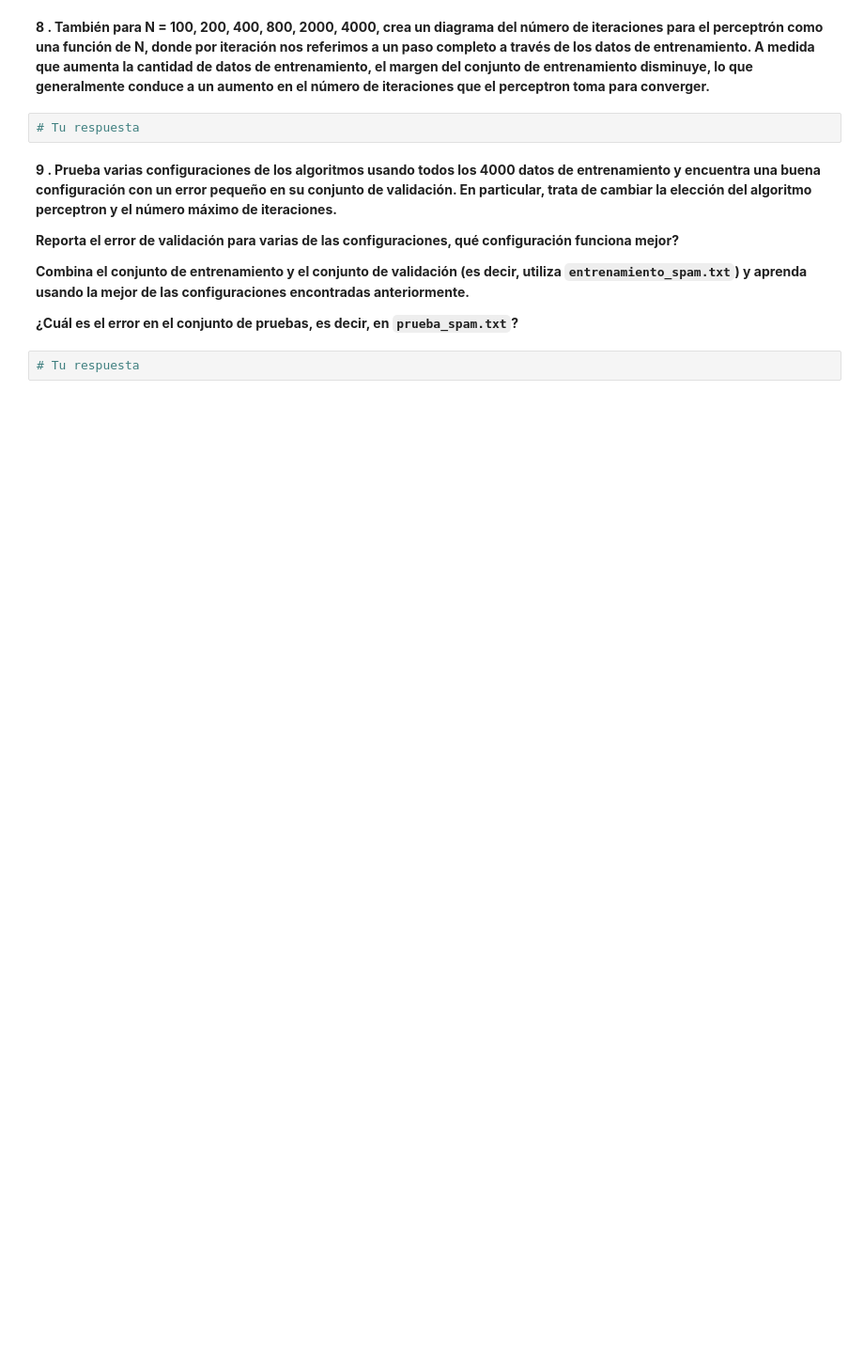
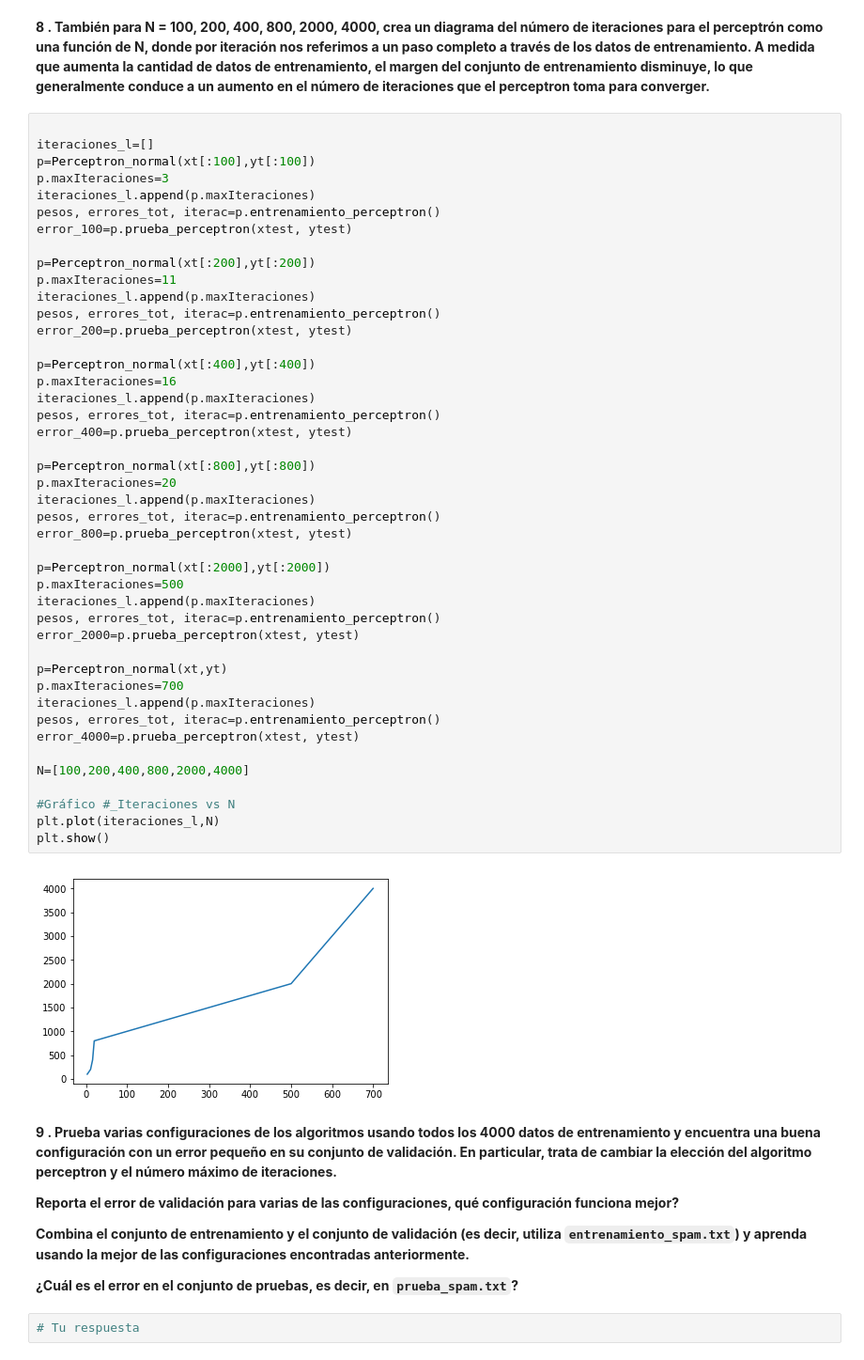
Before and after one commit to mmejiap/segunda-asignacion-del-curso-cm-072-team-bomb, a Jupyter notebook: AsignacionML2.ipynb, the cells around one changed output. Shown: that part at 94% size. Saved outputs shown, nothing was run; the diff lists cells and outputs as text; blank space fills up the shorter version.

```diff
--- a/AsignacionML2.ipynb
+++ b/AsignacionML2.ipynb
@@ -864,7 +980,51 @@ int
 # %% [markdown]
 __8 . También para N = 100, 200, 400, 800, 2000, 4000, crea un diagrama del número de iteraciones para el perceptrón como una función de N, donde por iteración nos referimos a un paso completo a través de los datos de entrenamiento. A medida que aumenta la cantidad de datos de entrenamiento, el margen del conjunto de entrenamiento disminuye, lo que generalmente conduce a un aumento en el número de iteraciones que el perceptron toma para converger.__
-# %%
-# Tu respuesta
+# %%
+
+iteraciones_l=[]
+p=Perceptron_normal(xt[:100],yt[:100])
+p.maxIteraciones=3
+iteraciones_l.append(p.maxIteraciones)
+pesos, errores_tot, iterac=p.entrenamiento_perceptron()
+error_100=p.prueba_perceptron(xtest, ytest)
+
+p=Perceptron_normal(xt[:200],yt[:200])
+p.maxIteraciones=11
+iteraciones_l.append(p.maxIteraciones)
+pesos, errores_tot, iterac=p.entrenamiento_perceptron()
+error_200=p.prueba_perceptron(xtest, ytest)
+
+p=Perceptron_normal(xt[:400],yt[:400])
+p.maxIteraciones=16
+iteraciones_l.append(p.maxIteraciones)
+pesos, errores_tot, iterac=p.entrenamiento_perceptron()
+error_400=p.prueba_perceptron(xtest, ytest)
+
+p=Perceptron_normal(xt[:800],yt[:800])
+p.maxIteraciones=20
+iteraciones_l.append(p.maxIteraciones)
+pesos, errores_tot, iterac=p.entrenamiento_perceptron()
+error_800=p.prueba_perceptron(xtest, ytest)
+
+p=Perceptron_normal(xt[:2000],yt[:2000])
+p.maxIteraciones=500
+iteraciones_l.append(p.maxIteraciones)
+pesos, errores_tot, iterac=p.entrenamiento_perceptron()
+error_2000=p.prueba_perceptron(xtest, ytest)
+
+p=Perceptron_normal(xt,yt)
+p.maxIteraciones=700
+iteraciones_l.append(p.maxIteraciones)
+pesos, errores_tot, iterac=p.entrenamiento_perceptron()
+error_4000=p.prueba_perceptron(xtest, ytest)
+
+N=[100,200,400,800,2000,4000]
+
+#Gráfico #_Iteraciones vs N
+plt.plot(iteraciones_l,N)
+plt.show()
+# %% [output]
+[figure, added]
 # %% [markdown]
 __9 . Prueba varias configuraciones de los algoritmos usando todos los 4000 datos de entrenamiento y encuentra una buena configuración con un error pequeño en su conjunto de validación. En particular, trata de cambiar la elección del algoritmo perceptron y el número máximo de iteraciones.__
 
```
Also changed, not shown: parts of 12 cells of this notebook.
